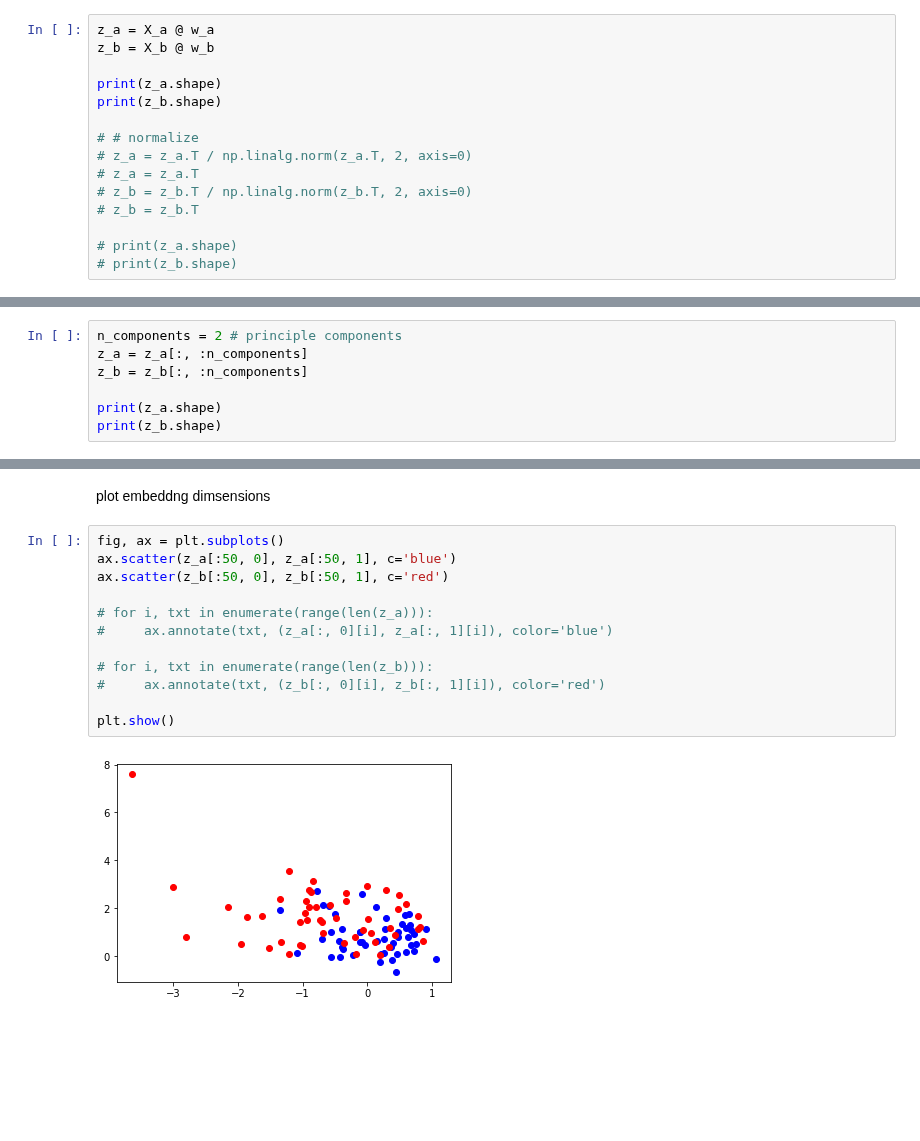
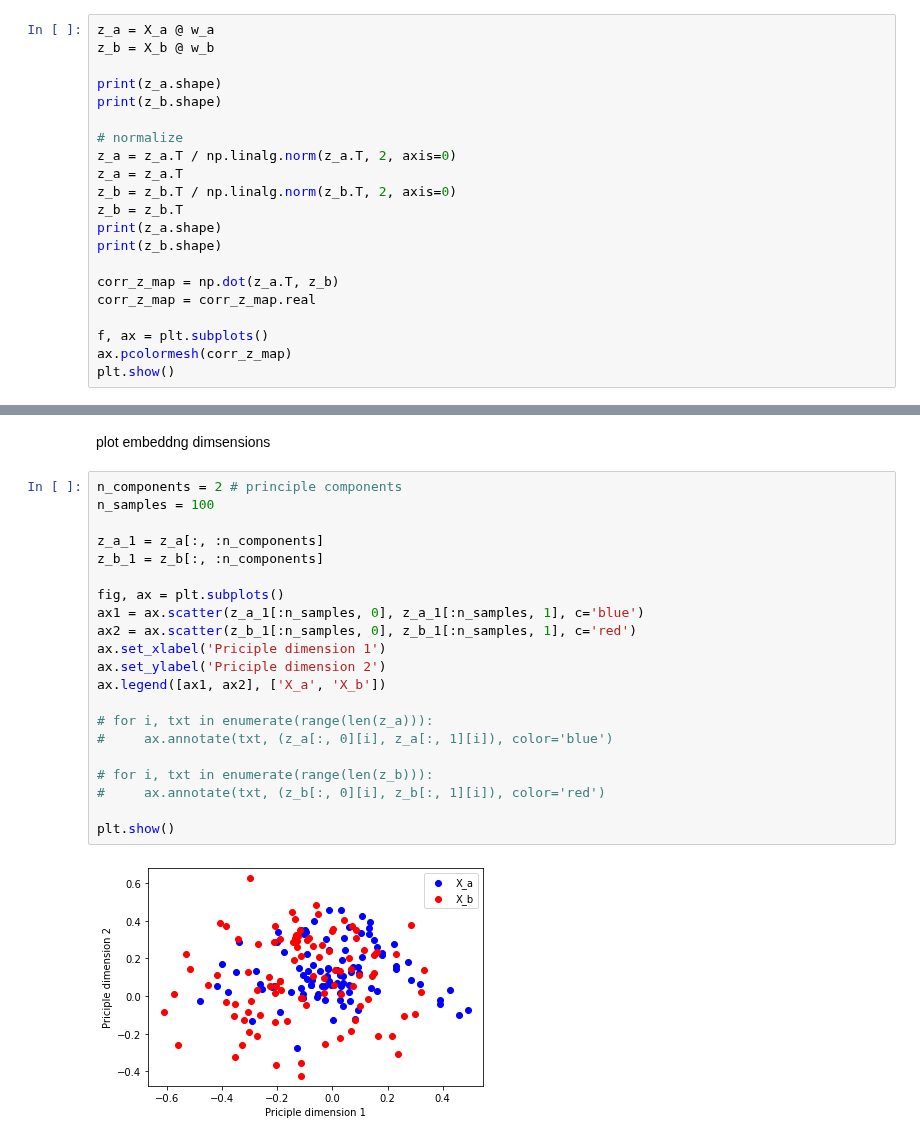
Before and after one commit to Jp-17/Coding_learning, a Jupyter notebook: Model_learning/CCA_source_learn.ipynb, the cells around one changed output, grey strips where cells are left out. Drawn from its saved outputs; the diff is of its cells as text; blank space fills up the shorter version.

```diff
--- a/Model_learning/CCA_source_learn.ipynb
+++ b/Model_learning/CCA_source_learn.ipynb
@@ -282,14 +294,20 @@ z_b = X_b @ w_b
 print(z_a.shape)
 print(z_b.shape)
 
-# # normalize
-# z_a = z_a.T / np.linalg.norm(z_a.T, 2, axis=0)
-# z_a = z_a.T
-# z_b = z_b.T / np.linalg.norm(z_b.T, 2, axis=0)
-# z_b = z_b.T
+# normalize
+z_a = z_a.T / np.linalg.norm(z_a.T, 2, axis=0)
+z_a = z_a.T
+z_b = z_b.T / np.linalg.norm(z_b.T, 2, axis=0)
+z_b = z_b.T
+print(z_a.shape)
+print(z_b.shape)
 
-# print(z_a.shape)
-# print(z_b.shape)
+corr_z_map = np.dot(z_a.T, z_b)
+corr_z_map = corr_z_map.real
+
+f, ax = plt.subplots()
+ax.pcolormesh(corr_z_map)
+plt.show()
 # %% [output]
 (2400, 29)
 (2400, 29)
@@ -296,7 +316,0 @@ print(z_b.shape)
-# %%
-n_components = 2 # principle components
-z_a = z_a[:, :n_components]
-z_b = z_b[:, :n_components]
-
-print(z_a.shape)
-print(z_b.shape)
@@ -306,16 +332,25 @@ print(z_b.shape)
 # %% [markdown]
 plot embeddng dimsensions
 # %%
+n_components = 2 # principle components
+n_samples = 100
+
+z_a_1 = z_a[:, :n_components]
+z_b_1 = z_b[:, :n_components]
+
 fig, ax = plt.subplots()
-ax.scatter(z_a[:50, 0], z_a[:50, 1], c='blue')
-ax.scatter(z_b[:50, 0], z_b[:50, 1], c='red')
+ax1 = ax.scatter(z_a_1[:n_samples, 0], z_a_1[:n_samples, 1], c='blue')
+ax2 = ax.scatter(z_b_1[:n_samples, 0], z_b_1[:n_samples, 1], c='red')
+ax.set_xlabel('Priciple dimension 1')
+ax.set_ylabel('Priciple dimension 2')
+ax.legend([ax1, ax2], ['X_a', 'X_b'])
 
 # for i, txt in enumerate(range(len(z_a))):
 #     ax.annotate(txt, (z_a[:, 0][i], z_a[:, 1][i]), color='blue')
 
 # for i, txt in enumerate(range(len(z_b))):
 #     ax.annotate(txt, (z_b[:, 0][i], z_b[:, 1][i]), color='red')
 
 plt.show()
 # %% [output]
-[figure, old version]
+[figure, new version]
```
Also changed, not shown: parts of 9 cells of this notebook.
